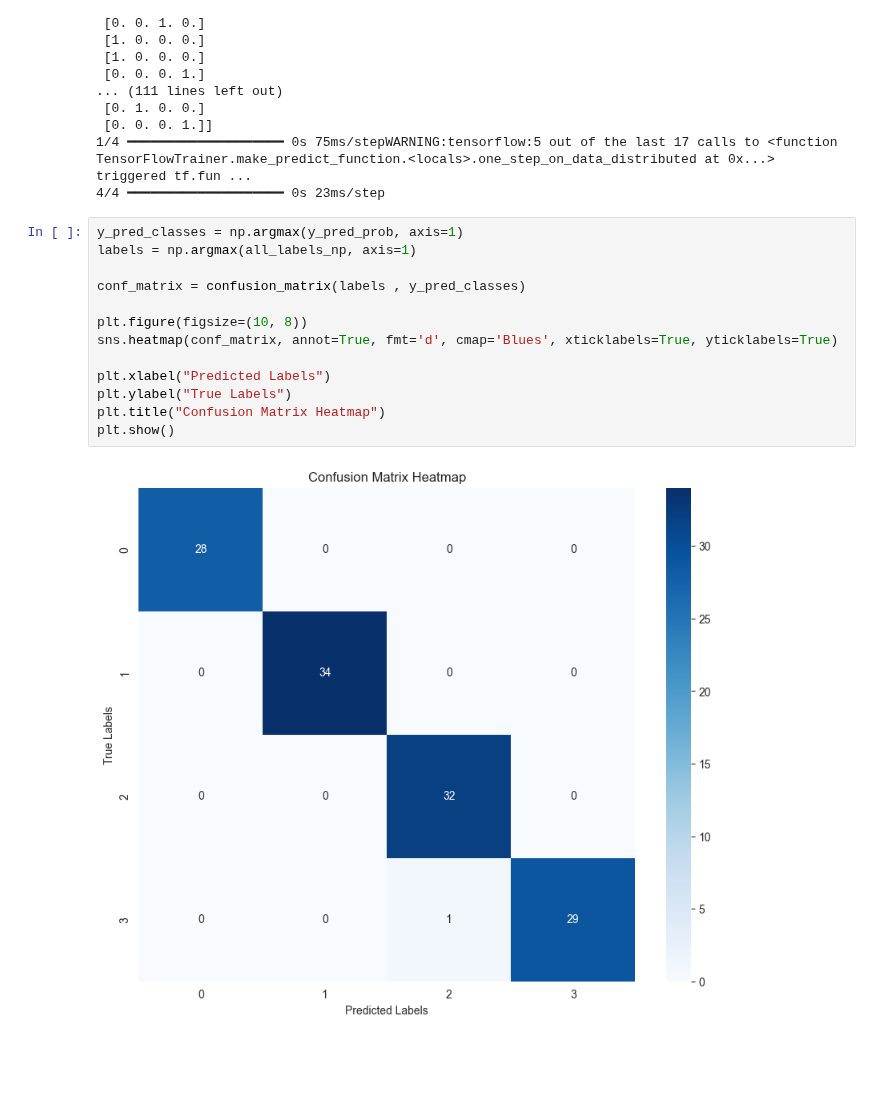
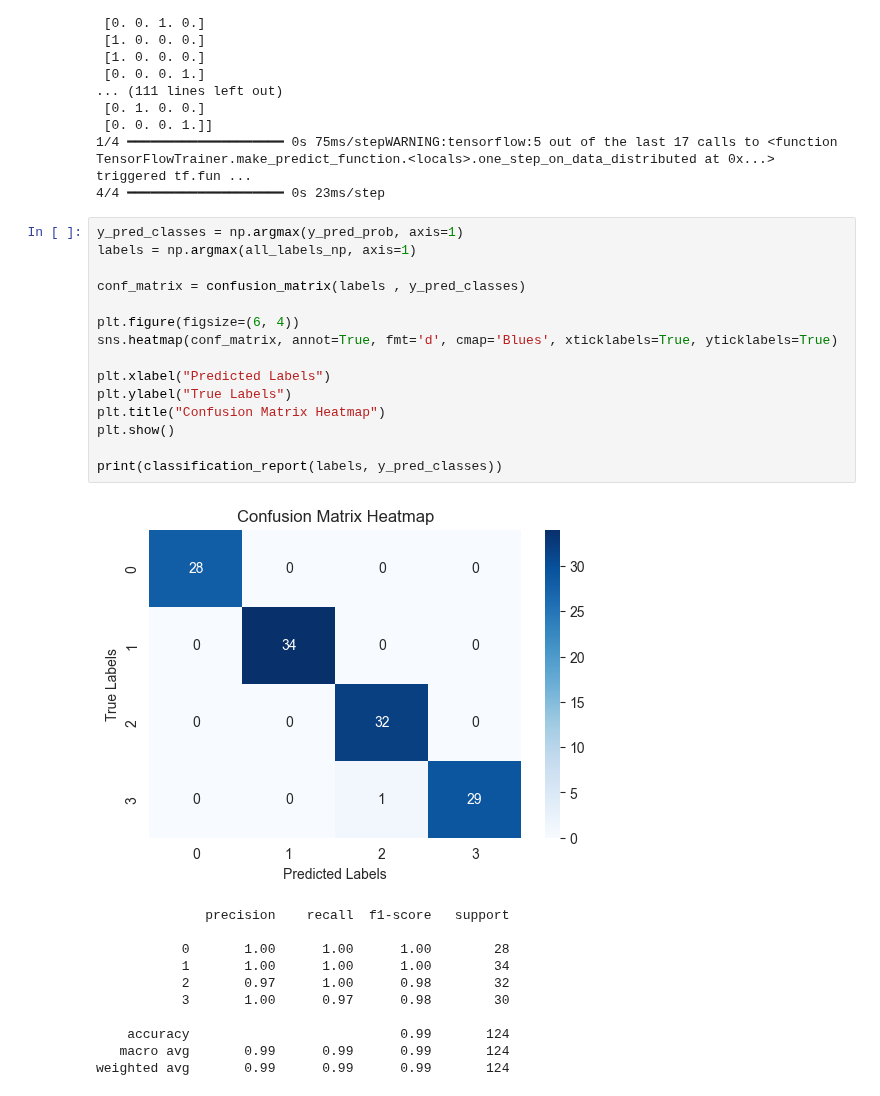
Before and after one commit to MikaParssinen/Applied-Machine-Learning, a Jupyter notebook: Project/Code/CNN.ipynb, the cells around one changed output. Saved outputs shown, nothing was run; the diff lists cells and outputs as text; blank space fills up the shorter version.

```diff
--- a/Project/Code/CNN.ipynb
+++ b/Project/Code/CNN.ipynb
@@ -283,15 +283,27 @@ Shape of all labels: (124, 4)
 # %%
 y_pred_classes = np.argmax(y_pred_prob, axis=1)
 labels = np.argmax(all_labels_np, axis=1)
 
 conf_matrix = confusion_matrix(labels , y_pred_classes)
 
-plt.figure(figsize=(10, 8))
+plt.figure(figsize=(6, 4))
 sns.heatmap(conf_matrix, annot=True, fmt='d', cmap='Blues', xticklabels=True, yticklabels=True)
 
 plt.xlabel("Predicted Labels")
 plt.ylabel("True Labels")
 plt.title("Confusion Matrix Heatmap")
 plt.show()
+
+print(classification_report(labels, y_pred_classes))
 # %% [output]
-[figure, old version]
+[figure, new version]
+              precision    recall  f1-score   support
+
+           0       1.00      1.00      1.00        28
+           1       1.00      1.00      1.00        34
+           2       0.97      1.00      0.98        32
+           3       1.00      0.97      0.98        30
+
+    accuracy                           0.99       124
+   macro avg       0.99      0.99      0.99       124
+weighted avg       0.99      0.99      0.99       124
```
Also changed, not shown: 3 other files.
